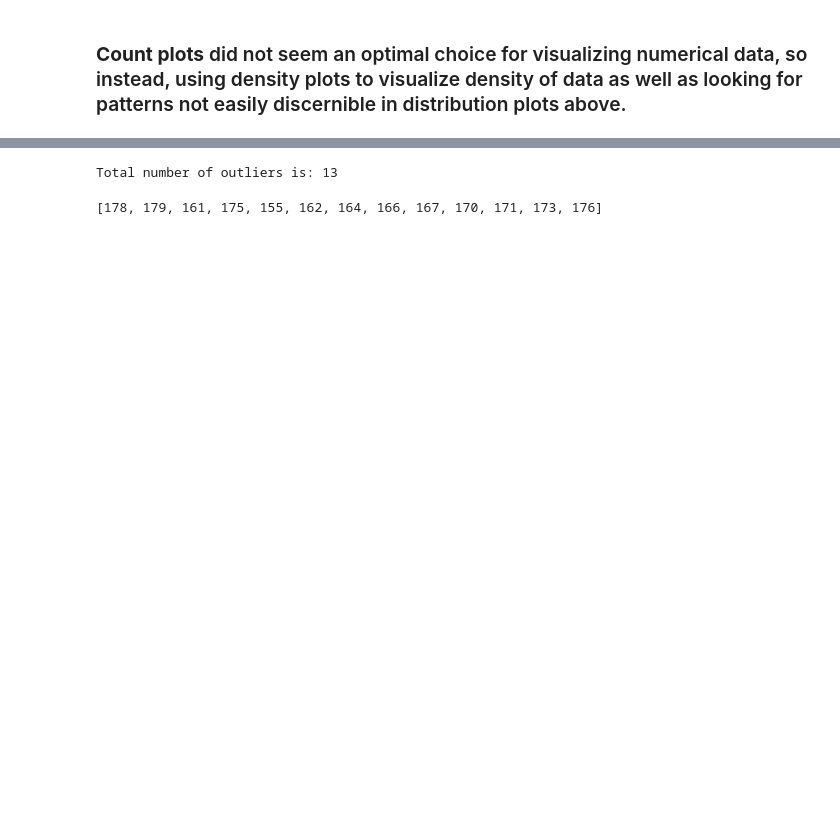
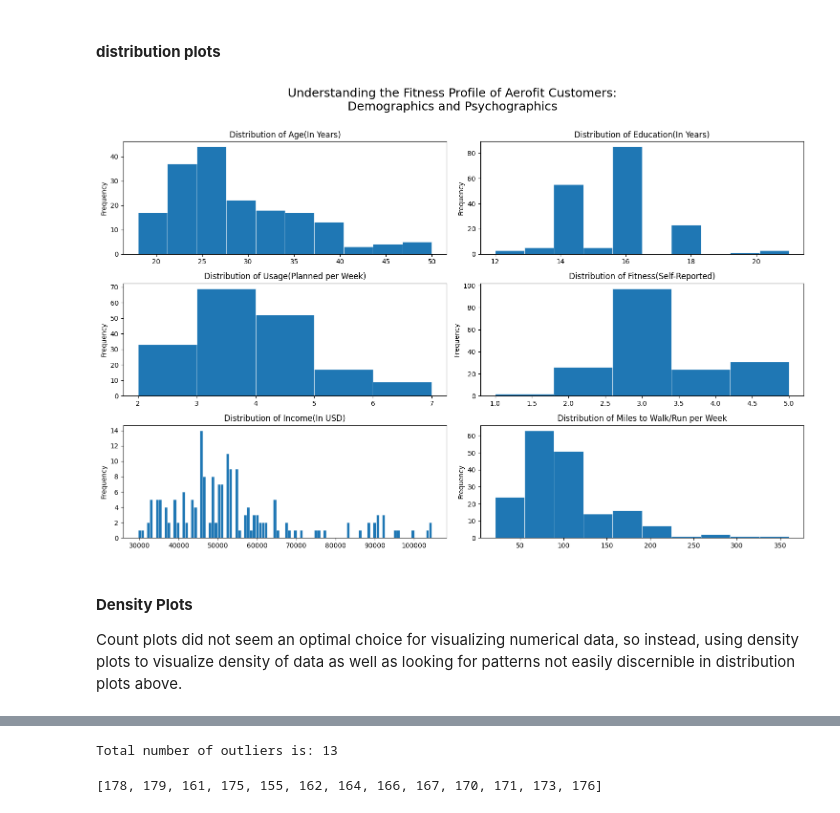
Before and after one commit to hassaan921/Excel_Dashboards, a Jupyter notebook: Hassaan_Malik_EDA_Portfolio.ipynb, the cells around one changed output, grey strips where cells are left out. Cells and saved outputs as stored; diff of their text form; code cells hidden in the pictures; blank space fills up the shorter version.

```diff
--- a/Hassaan_Malik_EDA_Portfolio.ipynb
+++ b/Hassaan_Malik_EDA_Portfolio.ipynb
@@ -94,36 +212,40 @@ numeric_cols
+# %% [markdown]
+#### **distribution plots**
 # %%
 # setting the number, orientation, and sizes of various subplots
-
 fig, axes = plt.subplots(nrows=3,ncols=2,figsize=(15,10))
-fig.suptitle('Distribution of Numerical Features\n', size = 18)
+fig.suptitle('Understanding the Fitness Profile of Aerofit Customers:\nDemographics and Psychographics\n', size = 18)
 
 # plotting distribution/histogram plot for numeric features
 
 axes[0,0].hist(af_treadmill['Age'],bins=10, linewidth=0.5, edgecolor="white")
 axes[0,0].set(xlabel='', ylabel='Frequency')
 axes[0,0].set_title("Distribution of Age(In Years)");
 
 axes[0,1].hist(af_treadmill['Education'],bins=10, linewidth=0.5, edgecolor="white")
 axes[0,1].set(xlabel='', ylabel='Frequency')
 axes[0,1].set_title("Distribution of Education(In Years)");
 
 axes[1,0].hist(af_treadmill['Usage'],bins=5, linewidth=0.5, edgecolor="white")
 axes[1,0].set(xlabel='', ylabel='Frequency')
-axes[1,0].set_title("Distribution of Usage(Planned)");
+axes[1,0].set_title("Distribution of Usage(Planned per Week)");
 
 axes[1,1].hist(af_treadmill['Fitness'],bins=5, linewidth=0.5, edgecolor="white")
 axes[1,1].set(xlabel='', ylabel='Frequency')
 axes[1,1].set_title("Distribution of Fitness(Self-Reported)");
 
 axes[2,0].hist(af_treadmill['Income'],bins=100, linewidth=0.5, edgecolor="white")
 axes[2,0].set(xlabel='', ylabel='Frequency')
 axes[2,0].set_title("Distribution of Income(In USD)");
 
 axes[2,1].hist(af_treadmill['Miles'],bins=10, linewidth=0.5, edgecolor="white")
 axes[2,1].set(xlabel='', ylabel='Frequency')
-axes[2,1].set_title("Distribution of Miles");
+axes[2,1].set_title("Distribution of Miles to Walk/Run per Week");
 
 plt.tight_layout()
+# %% [output]
+[figure, added]
 # %% [markdown]
-### **Count plots** did not seem an optimal choice for visualizing numerical data, so instead, using density plots to visualize density of data as well as looking for patterns not easily discernible in distribution plots above.
+#### **Density Plots**
+Count plots did not seem an optimal choice for visualizing numerical data, so instead, using density plots to visualize density of data as well as looking for patterns not easily discernible in distribution plots above.
 # %%
```
Also changed, not shown: parts of 89 cells of this notebook.
